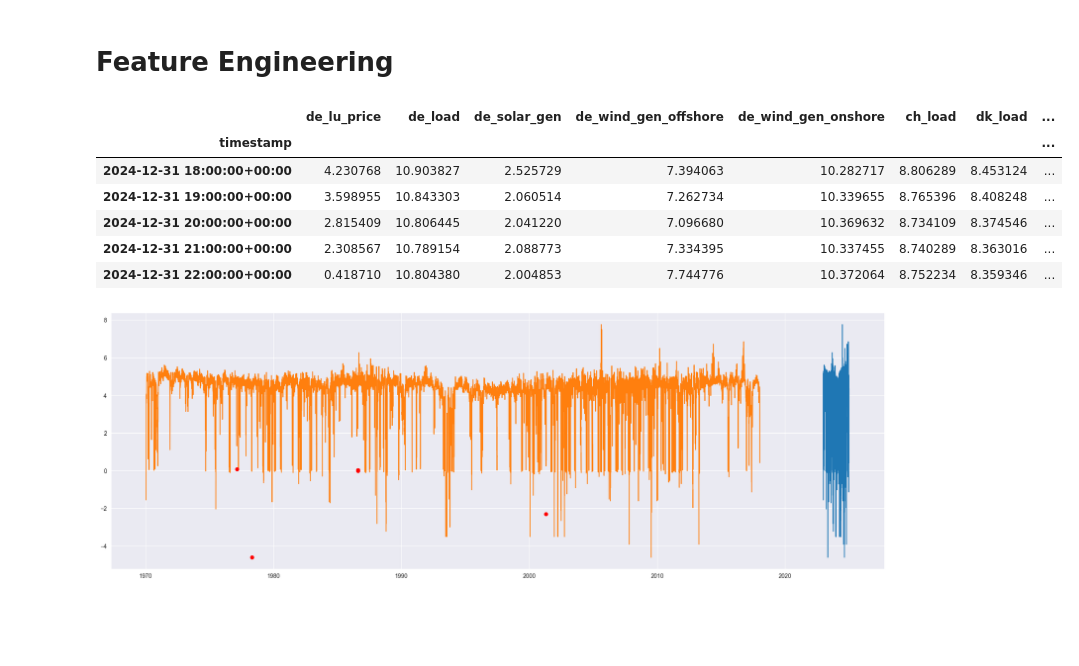
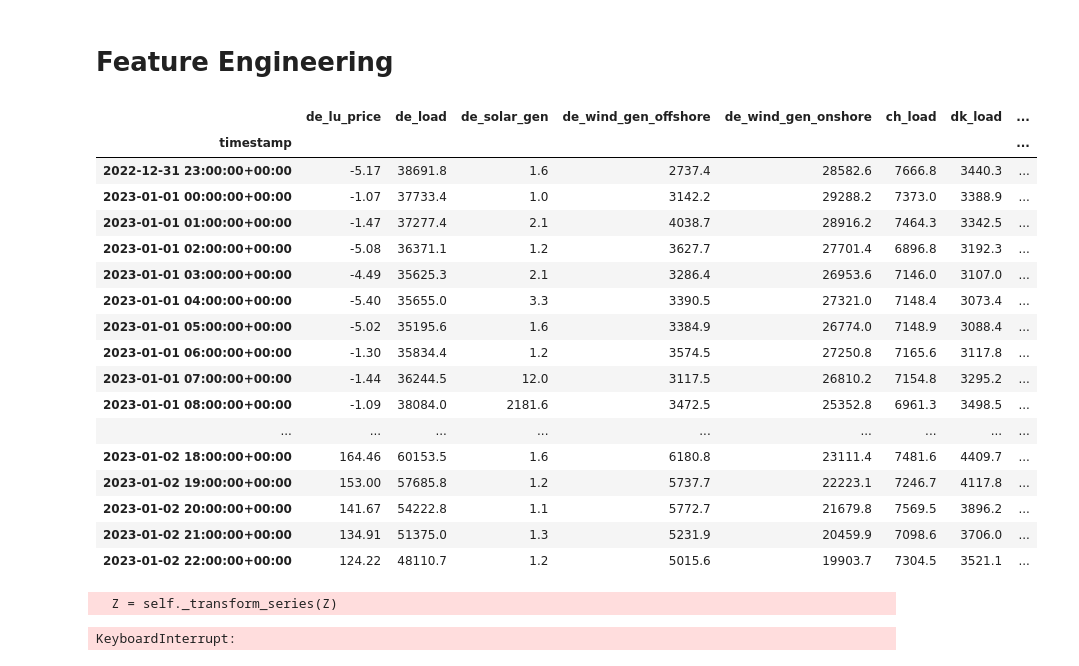
Before and after one commit to valentin-17/epf, a Jupyter notebook: notebooks/exploratory_analysis.ipynb, the cells around one changed output. Saved outputs shown, nothing was run; the diff lists cells and outputs as text; code cells hidden in the pictures; blank space fills up the shorter version.

Commit message:
first predictions, loop back to outlier detection with hampel filter

```diff
--- a/notebooks/exploratory_analysis.ipynb
+++ b/notebooks/exploratory_analysis.ipynb
@@ -66,11 +67,11 @@ ch_load = load_and_concat_data(file_paths["ch_load"], column_names["ch_load"])
 dk_load = load_and_concat_data(file_paths["dk_load"], column_names["dk_load"])
 fr_load = load_and_concat_data(file_paths["fr_load"], column_names["fr_load"])
 # %%
-# resample the quarter hourly timeseries to hourly. see readme for affected timeseries
-de_load = de_load.resample("h").mean()
-de_solar_gen = de_solar_gen.resample("h").mean()
-de_wind_gen_offshore = de_wind_gen_offshore.resample("h").mean()
-de_wind_gen_onshore = de_wind_gen_onshore.resample("h").mean()
+# sub-sampling the quarter hourly timeseries to hourly. see readme for affected timeseries
+de_load = de_load[::4]
+de_solar_gen = de_solar_gen[::4]
+de_wind_gen_offshore = de_wind_gen_offshore[::4]
+de_wind_gen_onshore = de_wind_gen_onshore[::4]
 # %%
 dataframes = [
     de_prices,
@@ -186,27 +188,27 @@ timestamp_s = combined_df.index.map(pd.Timestamp.timestamp)
 # %%
 # create lagged prices according to fft analysis
 # 7 day, 1 day, 12 hour and 1 hour lags are introduced
-combined_df["de_lu_price_7_day_lag"] = combined_df["de_lu_price"].shift(-7*24, fill_value=0)
-combined_df["de_lu_price_1_day_lag"] = combined_df["de_lu_price"].shift(-24, fill_value=0)
-combined_df["de_lu_price_12_hour_lag"] = combined_df["de_lu_price"].shift(-12, fill_value=0)
-combined_df["de_lu_price_1_hour_lag"] = combined_df["de_lu_price"].shift(-1, fill_value=0)
-combined_df.tail()
+combined_df["de_lu_price_7_day_lag"] = combined_df["de_lu_price"].shift(7*24, fill_value=0)
+combined_df["de_lu_price_1_day_lag"] = combined_df["de_lu_price"].shift(24, fill_value=0)
+combined_df["de_lu_price_12_hour_lag"] = combined_df["de_lu_price"].shift(12, fill_value=0)
+combined_df["de_lu_price_1_hour_lag"] = combined_df["de_lu_price"].shift(1, fill_value=0)
+combined_df.head(48)
 # %% [output]
 |  | de_lu_price | de_load | de_solar_gen | de_wind_gen_offshore | de_wind_gen_onshore | ch_load | dk_load | ... |
 | timestamp |  |  |  |  |  |  |  | ... |
-| 2024-12-31 18:00:00+00:00 | 4.230768 | 10.903827 | 2.525729 | 7.394063 | 10.282717 | 8.806289 | 8.453124 | ... |
-| 2024-12-31 19:00:00+00:00 | 3.598955 | 10.843303 | 2.060514 | 7.262734 | 10.339655 | 8.765396 | 8.408248 | ... |
-| 2024-12-31 20:00:00+00:00 | 2.815409 | 10.806445 | 2.041220 | 7.096680 | 10.369632 | 8.734109 | 8.374546 | ... |
-| 2024-12-31 21:00:00+00:00 | 2.308567 | 10.789154 | 2.088773 | 7.334395 | 10.337455 | 8.740289 | 8.363016 | ... |
-| 2024-12-31 22:00:00+00:00 | 0.418710 | 10.804380 | 2.004853 | 7.744776 | 10.372064 | 8.752234 | 8.359346 | ... |
+| 2022-12-31 23:00:00+00:00 | -5.17 | 38691.8 | 1.6 | 2737.4 | 28582.6 | 7666.8 | 3440.3 | ... |
+| 2023-01-01 00:00:00+00:00 | -1.07 | 37733.4 | 1.0 | 3142.2 | 29288.2 | 7373.0 | 3388.9 | ... |
+| 2023-01-01 01:00:00+00:00 | -1.47 | 37277.4 | 2.1 | 4038.7 | 28916.2 | 7464.3 | 3342.5 | ... |
+| 2023-01-01 02:00:00+00:00 | -5.08 | 36371.1 | 1.2 | 3627.7 | 27701.4 | 6896.8 | 3192.3 | ... |
+| 2023-01-01 03:00:00+00:00 | -4.49 | 35625.3 | 2.1 | 3286.4 | 26953.6 | 7146.0 | 3107.0 | ... |
+| 2023-01-01 04:00:00+00:00 | -5.40 | 35655.0 | 3.3 | 3390.5 | 27321.0 | 7148.4 | 3073.4 | ... |
+| 2023-01-01 05:00:00+00:00 | -5.02 | 35195.6 | 1.6 | 3384.9 | 26774.0 | 7148.9 | 3088.4 | ... |
+| 2023-01-01 06:00:00+00:00 | -1.30 | 35834.4 | 1.2 | 3574.5 | 27250.8 | 7165.6 | 3117.8 | ... |
+| 2023-01-01 07:00:00+00:00 | -1.44 | 36244.5 | 12.0 | 3117.5 | 26810.2 | 7154.8 | 3295.2 | ... |
+| 2023-01-01 08:00:00+00:00 | -1.09 | 38084.0 | 2181.6 | 3472.5 | 25352.8 | 6961.3 | 3498.5 | ... |
+| ... | ... | ... | ... | ... | ... | ... | ... | ... |
+| 2023-01-02 18:00:00+00:00 | 164.46 | 60153.5 | 1.6 | 6180.8 | 23111.4 | 7481.6 | 4409.7 | ... |
+| 2023-01-02 19:00:00+00:00 | 153.00 | 57685.8 | 1.2 | 5737.7 | 22223.1 | 7246.7 | 4117.8 | ... |
+| 2023-01-02 20:00:00+00:00 | 141.67 | 54222.8 | 1.1 | 5772.7 | 21679.8 | 7569.5 | 3896.2 | ... |
+| 2023-01-02 21:00:00+00:00 | 134.91 | 51375.0 | 1.3 | 5231.9 | 20459.9 | 7098.6 | 3706.0 | ... |
+| 2023-01-02 22:00:00+00:00 | 124.22 | 48110.7 | 1.2 | 5015.6 | 19903.7 | 7304.5 | 3521.1 | ... |
-# %%
-# detect and remove outliers refer to [3] /references/refs.md
-result = hampel(combined_df["de_lu_price"], window_size=7*24, n_sigma=23.5)
-
-filtered_data = result.filtered_data
-outlier_indices = result.outlier_indices
-medians = result.medians
-mad_values = result.median_absolute_deviations
-thresholds = result.thresholds
-# %% [output]
-[figure, removed]
@@ -223,0 +228,6 @@ plt.show()
+# %%
+# remove outliers from features using rolling median window
+features["de_lu_price"] = HampelFilter(window_length=24, n_sigma=3).fit_transform(features["de_lu_price"])
+# %% [output]
+  Z = self._transform_series(Z)
+KeyboardInterrupt:
```
Also changed, not shown: parts of 26 cells of this notebook, 2 other files.
